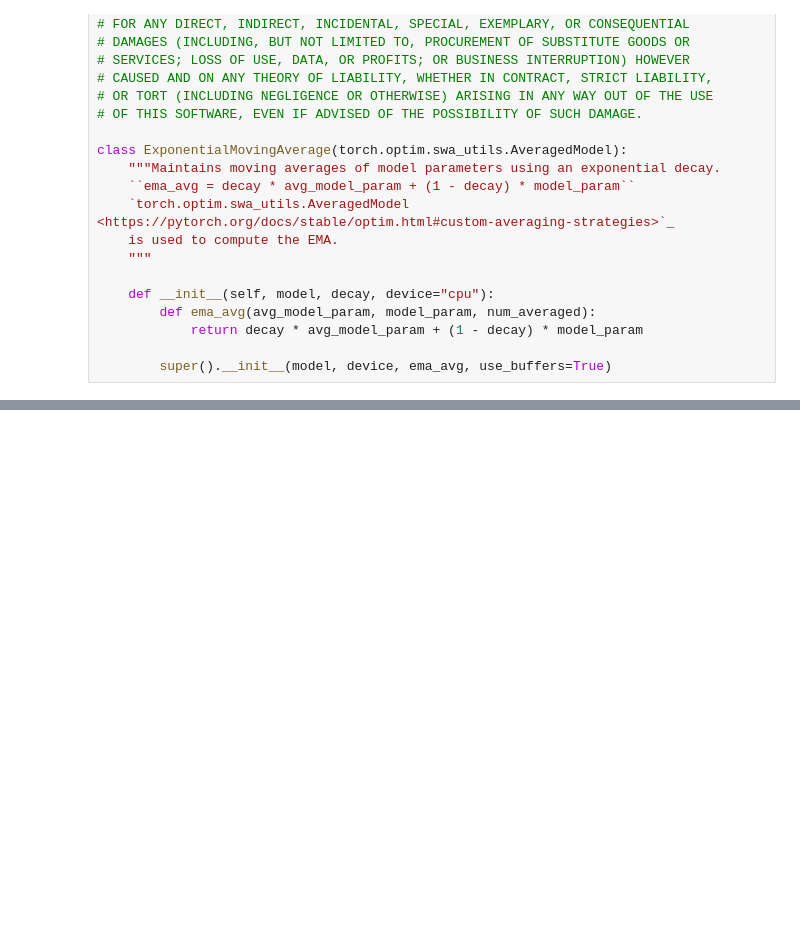
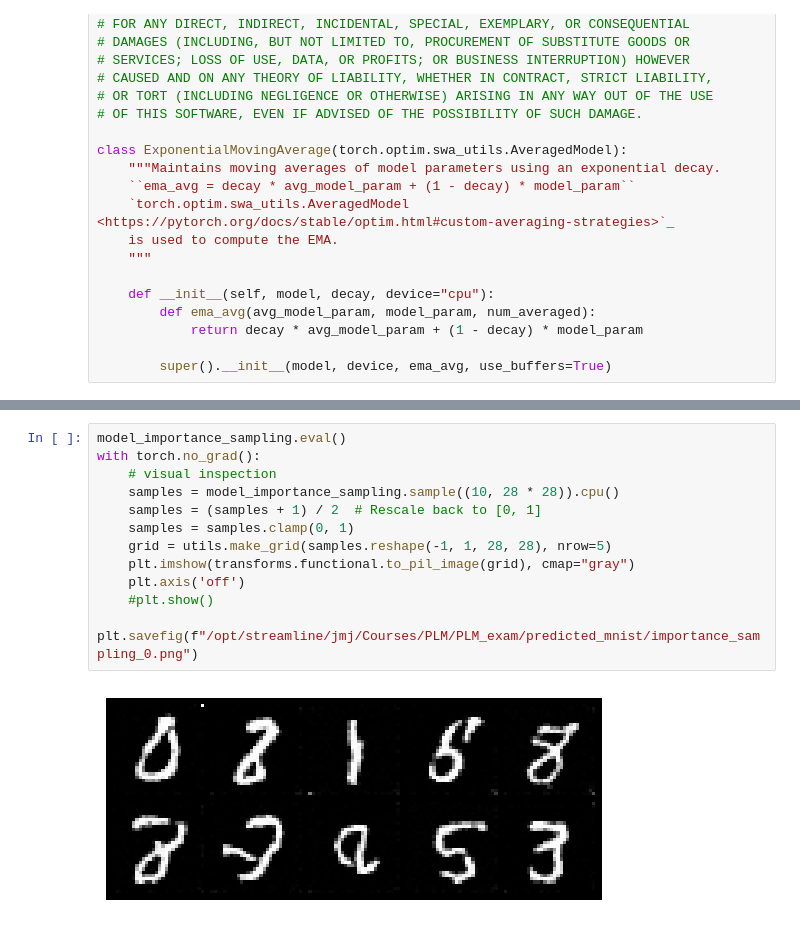
Before and after one commit to mdreisler/PML_course, a Jupyter notebook: Final_project/Julie/importance_sampling.ipynb, the cells around one changed output, grey strips where cells are left out. Cells and saved outputs as stored; diff of their text form; blank space fills up the shorter version.

```diff
--- a/Final_project/Julie/importance_sampling.ipynb
+++ b/Final_project/Julie/importance_sampling.ipynb
@@ -575,0 +573,14 @@ Mean FID score: 2.909584691224154e-05
+# %%
+model_importance_sampling.eval()
+with torch.no_grad():
+    # visual inspection
+    samples = model_importance_sampling.sample((10, 28 * 28)).cpu()
+    samples = (samples + 1) / 2  # Rescale back to [0, 1]
+    samples = samples.clamp(0, 1)
+    grid = utils.make_grid(samples.reshape(-1, 1, 28, 28), nrow=5)
+    plt.imshow(transforms.functional.to_pil_image(grid), cmap="gray")
+    plt.axis('off')
+    #plt.show()
+    plt.savefig(f"/opt/streamline/jmj/Courses/PLM/PLM_exam/predicted_mnist/importance_sampling_0.png")
+# %% [output]
+[figure, added]
```
Also changed, not shown: parts of 4 cells of this notebook.
